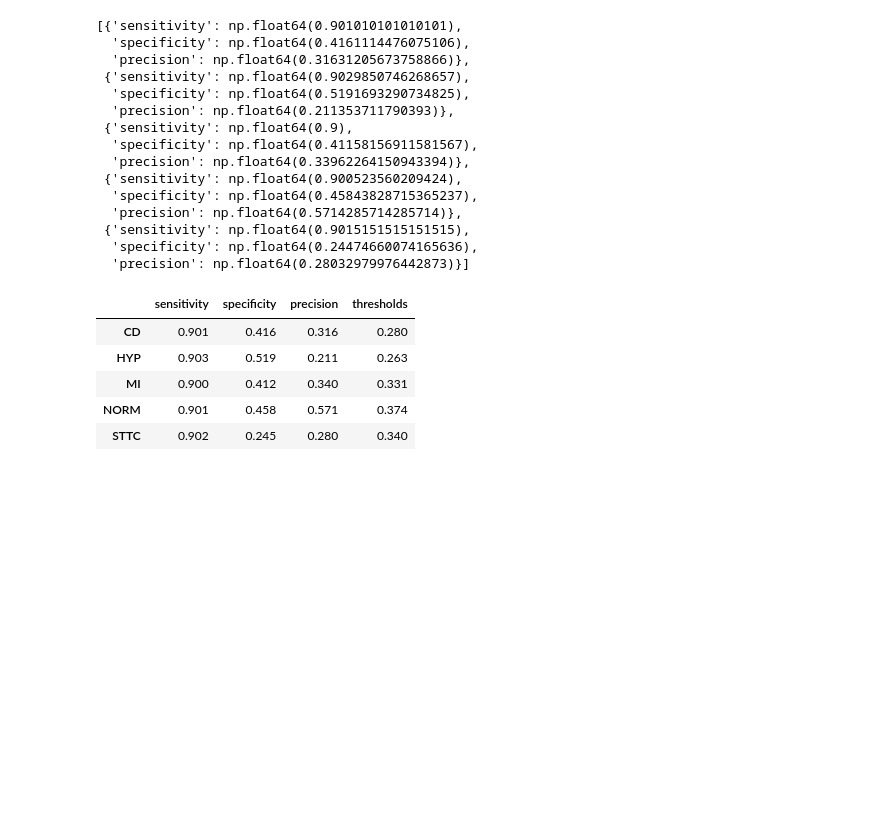
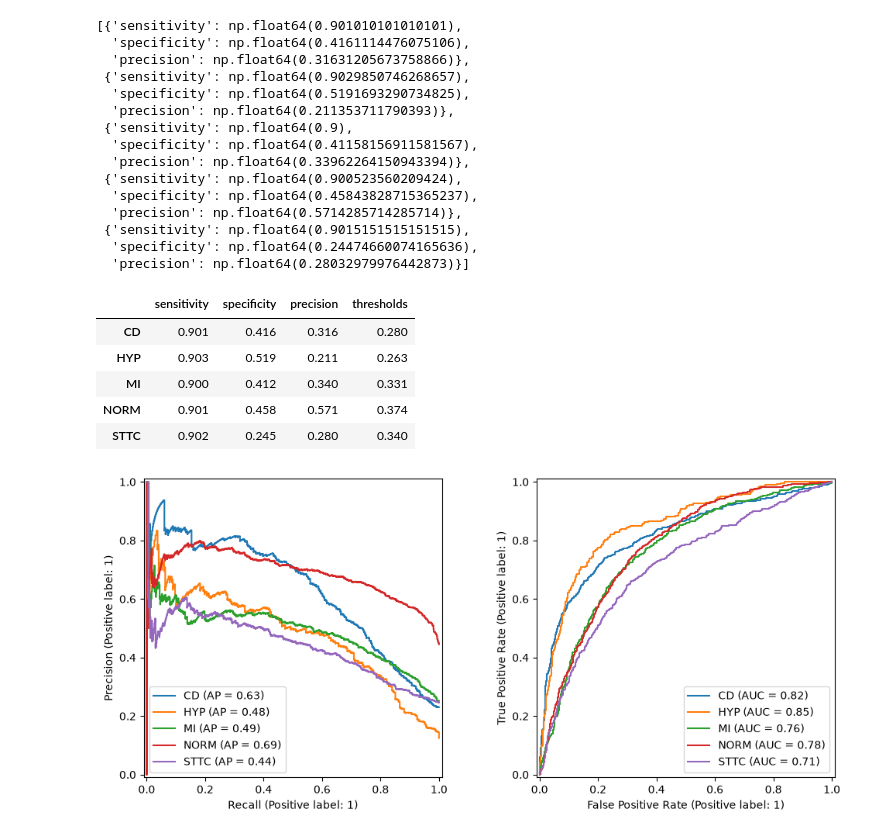
Before and after one commit to jni98/ECG-Classifier, a Jupyter notebook: notebooks/02_baseline.ipynb, the cells around one changed output. Cells and saved outputs as stored; diff of their text form; code cells hidden in the pictures; blank space fills up the shorter version.

Commit message:
Add roc- and pr-curve figure
Add figure explanation to README.md

Closes #3

```diff
--- a/notebooks/02_baseline.ipynb
+++ b/notebooks/02_baseline.ipynb
@@ -171,3 +172,9 @@ metrics_df.round(3)
 | MI | 0.900 | 0.412 | 0.340 | 0.331 |
 | NORM | 0.901 | 0.458 | 0.571 | 0.374 |
 | STTC | 0.902 | 0.245 | 0.280 | 0.340 |
+# %%
+fig = plot_roc_pr_curve(y_val, y_score, mlb.classes_)
+fig.savefig("../reports/figures/roc_pr_curves.png", dpi=150, bbox_inches="tight")
+plt.show()
+# %% [output]
+[figure, added]
```
Also changed, not shown: parts of 1 cell of this notebook, 3 other files.
